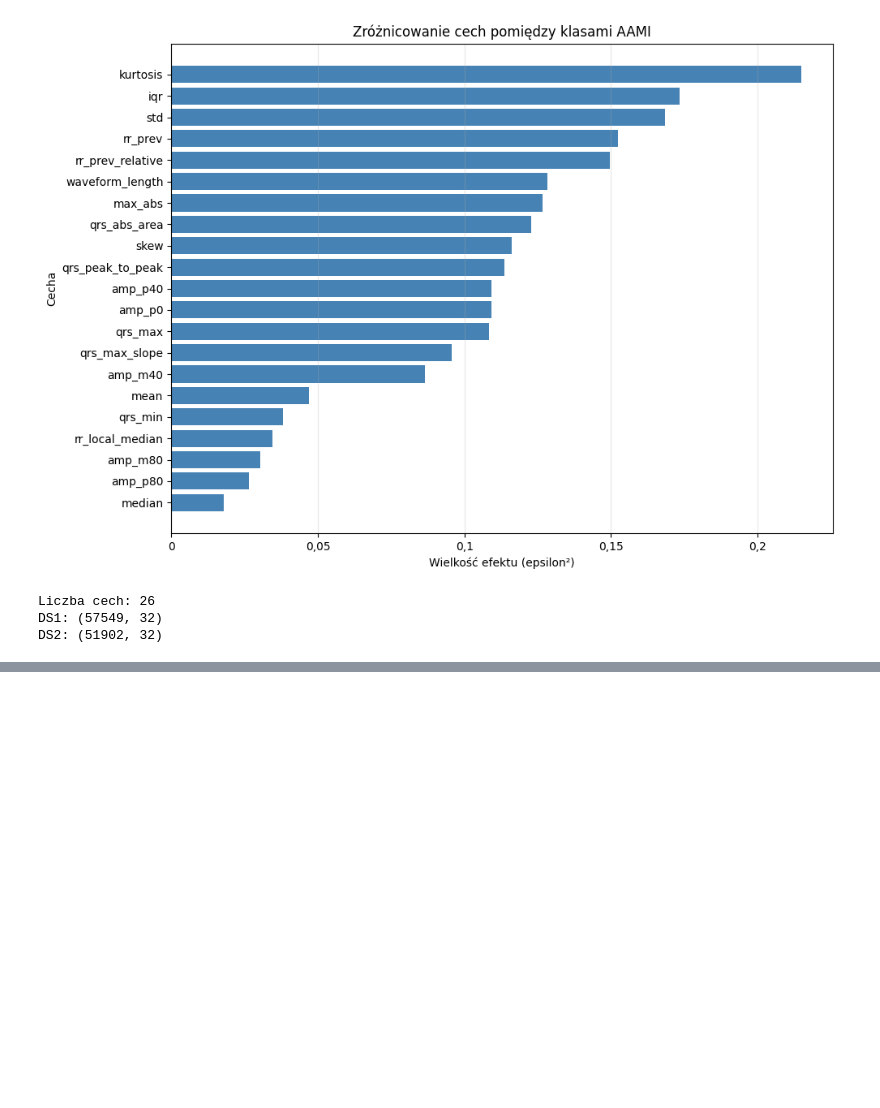
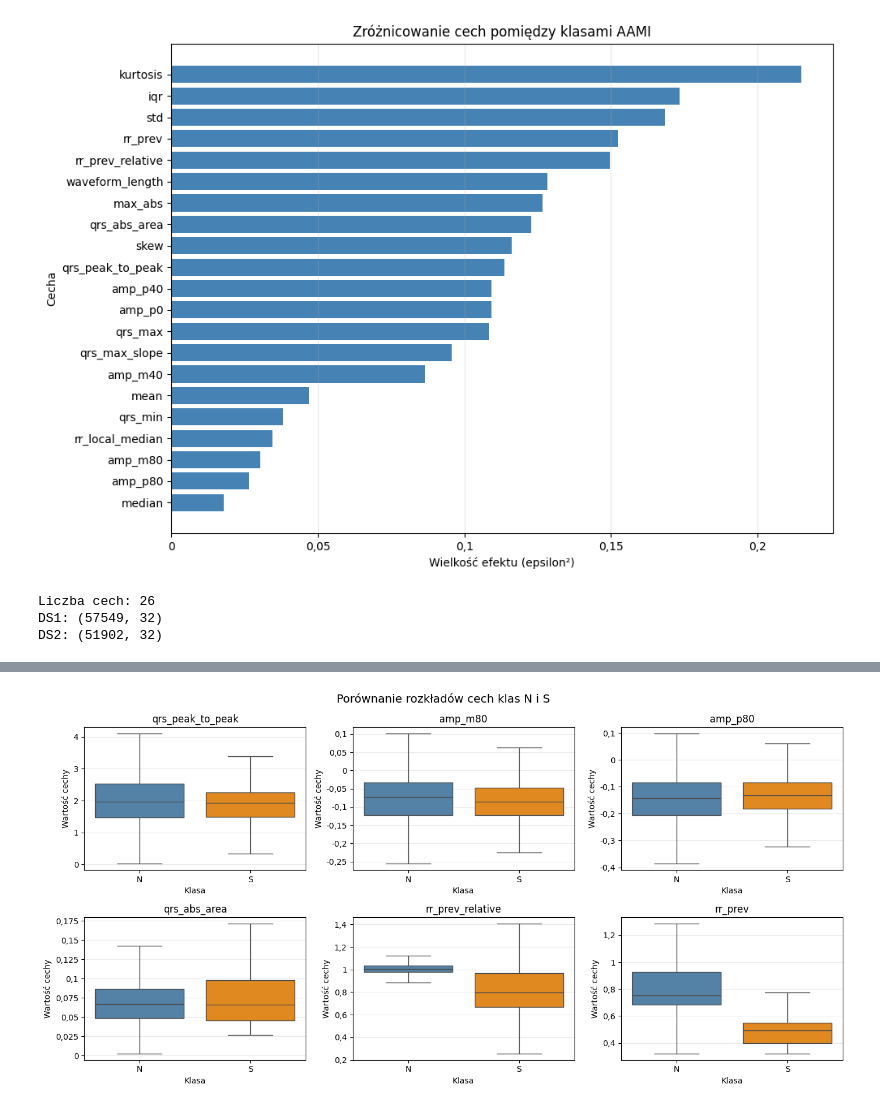
Before and after one commit to spoiler48/ecg-anomalies, a Jupyter notebook: notebooks/06_feature_extraction.ipynb, the cells around one changed output, grey strips where cells are left out. Saved outputs shown, nothing was run; the diff lists cells and outputs as text; code cells hidden in the pictures; blank space fills up the shorter version.

```diff
--- a/notebooks/06_feature_extraction.ipynb
+++ b/notebooks/06_feature_extraction.ipynb
@@ -935,0 +1140,52 @@ ds2_features.to_csv(
+# %%
+
+from matplotlib.ticker import FuncFormatter
+
+selected_features = [
+    "qrs_peak_to_peak",
+    "amp_m80",
+    "amp_p80",
+    "qrs_abs_area",
+    "rr_prev_relative",
+    "rr_prev"
+]
+
+plot_df = ds1_features.loc[
+    ds1_features["class"].isin(["N", "S"]),
+    ["class"] + selected_features
+].copy()
+
+fig, axes = plt.subplots(2, 3, figsize=(14, 7))
+axes = axes.flatten()
+
+formatter = FuncFormatter(
+    lambda x, pos: f"{x:g}".replace(".", ",")
+)
+
+for ax, feature in zip(axes, selected_features):
+    sns.boxplot(
+        data=plot_df,
+        x="class",
+        y=feature,
+        order=["N", "S"],
+        hue="class",
+        palette={"N": "steelblue", "S": "darkorange"},
+        showfliers=False,
+        legend=False,
+        ax=ax
+    )
+
+    ax.set_title(feature)
+    ax.set_xlabel("Klasa")
+    ax.set_ylabel("Wartość cechy")
+    ax.yaxis.set_major_formatter(formatter)
+    ax.grid(axis="y", alpha=0.25)
+
+plt.suptitle(
+    "Porównanie rozkładów cech klas N i S",
+    fontsize=14
+)
+plt.tight_layout()
+plt.show()
+# %% [output]
+[figure, added]
```
Also changed, not shown: parts of 4 cells of this notebook, 12 other files.
